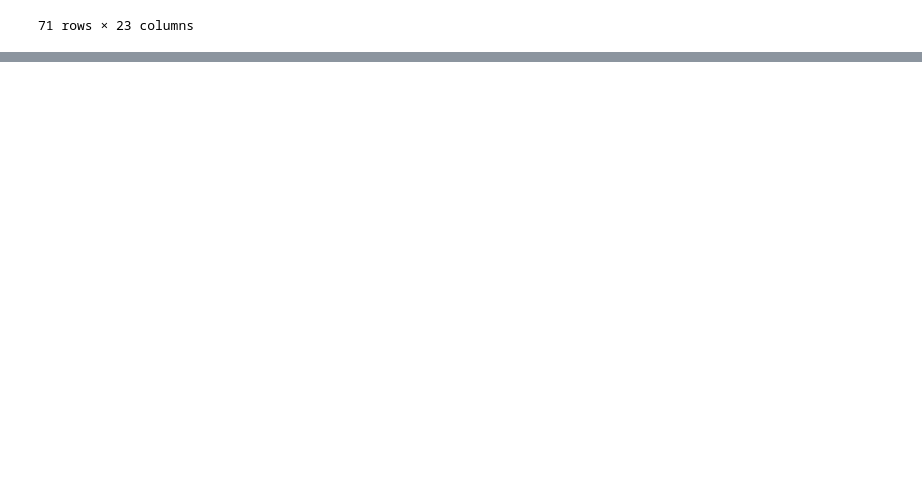
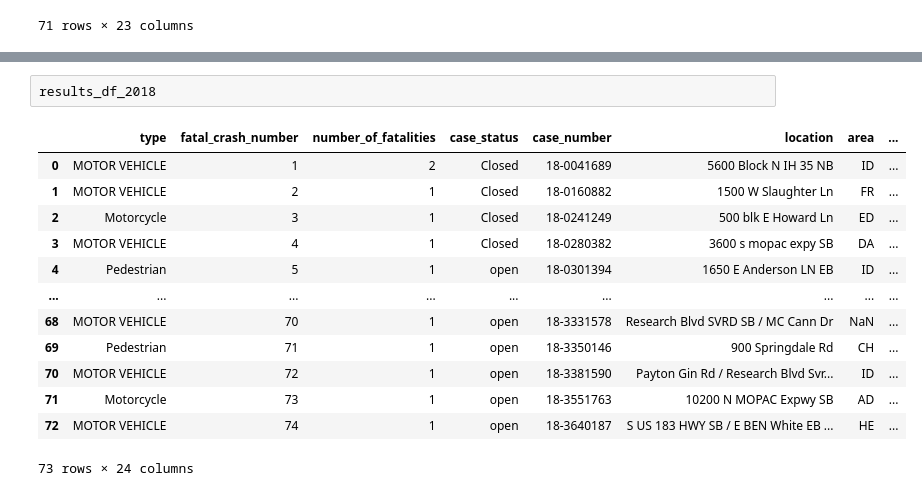
Before and after one commit to csantill/-DataAnalytics-ETL-Project, a Jupyter notebook: Startup_BAH.ipynb, the cells around one changed output, grey strips where cells are left out. Cells and saved outputs as stored; diff of their text form; blank space fills up the shorter version.

```diff
--- a/Startup_BAH.ipynb
+++ b/Startup_BAH.ipynb
@@ -213,0 +208,16 @@ results_df_2017
+# %%
+results_df_2018
+# %% [output]
+|  | type | fatal_crash_number | number_of_fatalities | case_status | case_number | location | area | ... |
+| 0 | MOTOR VEHICLE | 1 | 2 | Closed | 18-0041689 | 5600 Block N IH 35 NB | ID | ... |
+| 1 | MOTOR VEHICLE | 2 | 1 | Closed | 18-0160882 | 1500 W Slaughter Ln | FR | ... |
+| 2 | Motorcycle | 3 | 1 | Closed | 18-0241249 | 500 blk E Howard Ln | ED | ... |
+| 3 | MOTOR VEHICLE | 4 | 1 | Closed | 18-0280382 | 3600 s mopac expy SB | DA | ... |
+| 4 | Pedestrian | 5 | 1 | open | 18-0301394 | 1650 E Anderson LN EB | ID | ... |
+| ... | ... | ... | ... | ... | ... | ... | ... | ... |
+| 68 | MOTOR VEHICLE | 70 | 1 | open | 18-3331578 | Research Blvd SVRD SB / MC Cann Dr | NaN | ... |
+| 69 | Pedestrian | 71 | 1 | open | 18-3350146 | 900 Springdale Rd | CH | ... |
+| 70 | MOTOR VEHICLE | 72 | 1 | open | 18-3381590 | Payton Gin Rd / Research Blvd Svr... | ID | ... |
+| 71 | Motorcycle | 73 | 1 | open | 18-3551763 | 10200 N MOPAC Expwy SB | AD | ... |
+| 72 | MOTOR VEHICLE | 74 | 1 | open | 18-3640187 | S US 183 HWY SB / E BEN White EB ... | HE | ... |
+73 rows × 24 columns
```
Also changed, not shown: parts of 17 cells of this notebook.
